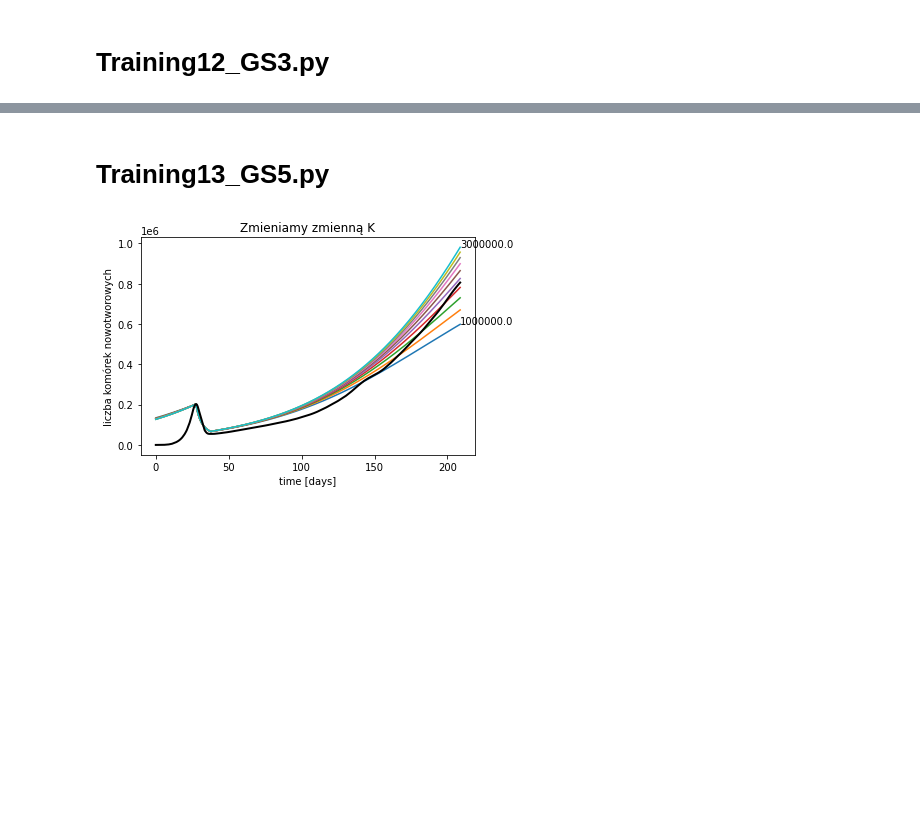
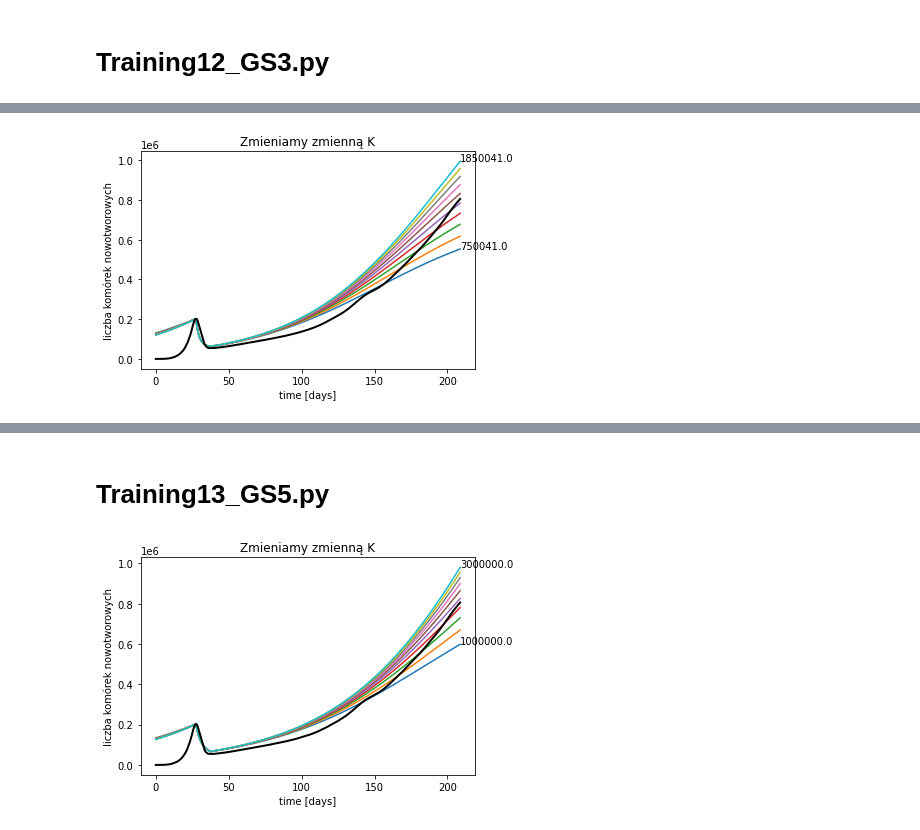
Before and after one commit to sgrzegorz/CancerTherapyPrediction, a Jupyter notebook: asymilacja/lekarz/exponential/Vis1PatientPatientEP2_exp.ipynb, the cells around one changed output, grey strips where cells are left out. Saved outputs shown, nothing was run; the diff lists cells and outputs as text; code cells hidden in the pictures; blank space fills up the shorter version.

```diff
--- a/asymilacja/lekarz/exponential/Vis1PatientPatientEP2_exp.ipynb
+++ b/asymilacja/lekarz/exponential/Vis1PatientPatientEP2_exp.ipynb
@@ -48,0 +65,6 @@ def show_param_change(params1, parameterName, range):
+# %%
+params1 = copy(params)
+range = np.linspace(750041,1850041,10)
+show_param_change(params1, GS3,'K', range)
+# %% [output]
+[figure, added]
```
Also changed, not shown: parts of 27 cells of this notebook.
